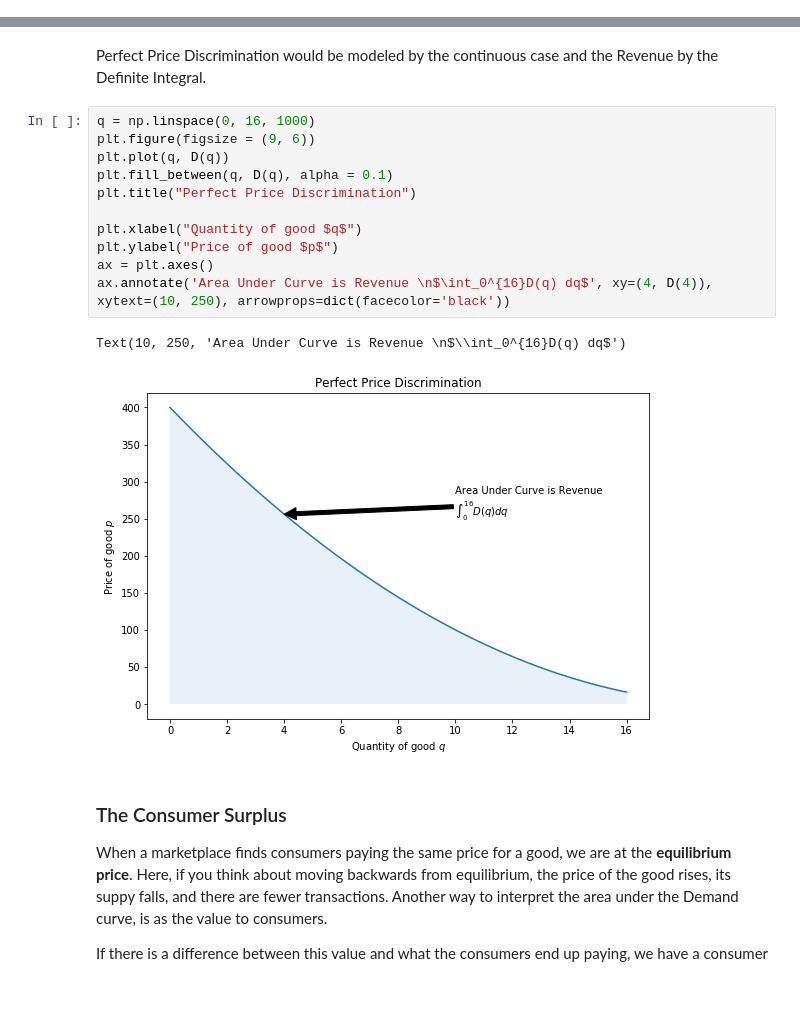
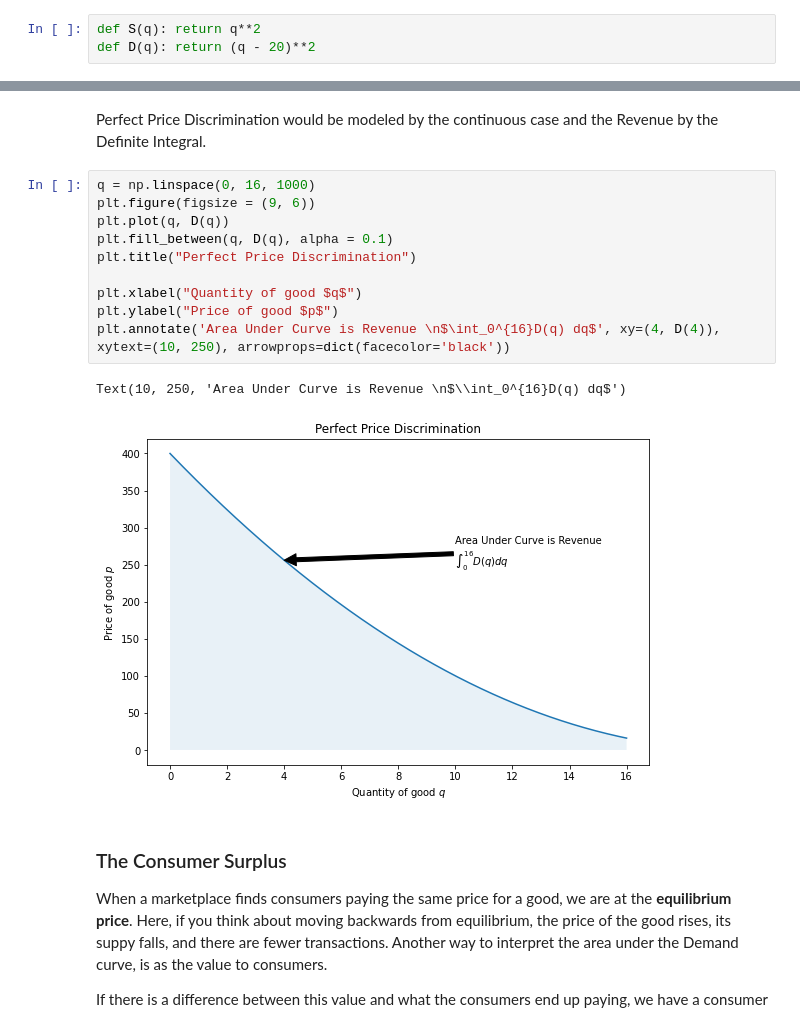
Before and after one commit to jfkoehler/calcbook23, a Jupyter notebook: consumer_surplus.ipynb, the cells around one changed output, grey strips where cells are left out. Drawn from its saved outputs; the diff is of its cells as text; blank space fills up the shorter version.

```diff
--- a/consumer_surplus.ipynb
+++ b/consumer_surplus.ipynb
@@ -43,6 +43,9 @@ We can plot these as follows.
 import matplotlib.pyplot as plt
 import numpy as np
 import sympy as sy
+# %%
+def S(q): return q**2
+def D(q): return (q - 20)**2
 # %% [markdown]
 ### Equilibrium Price
 
@@ -104,17 +109,16 @@ Perfect Price Discrimination would be modeled by the continuous case and the Rev
 # %%
 q = np.linspace(0, 16, 1000)
 plt.figure(figsize = (9, 6))
 plt.plot(q, D(q))
 plt.fill_between(q, D(q), alpha = 0.1)
 plt.title("Perfect Price Discrimination")
 
 plt.xlabel("Quantity of good $q$")
 plt.ylabel("Price of good $p$")
-ax = plt.axes()
-ax.annotate('Area Under Curve is Revenue \n$\int_0^{16}D(q) dq$', xy=(4, D(4)), xytext=(10, 250), arrowprops=dict(facecolor='black'))
+plt.annotate('Area Under Curve is Revenue \n$\int_0^{16}D(q) dq$', xy=(4, D(4)), xytext=(10, 250), arrowprops=dict(facecolor='black'))
 # %% [output]
 Text(10, 250, 'Area Under Curve is Revenue \n$\\int_0^{16}D(q) dq$')
-[figure, old version]
+[figure, new version]
 # %% [markdown]
 ### The Consumer Surplus
 
```
Also changed, not shown: parts of 5 cells of this notebook, 49 other files.
